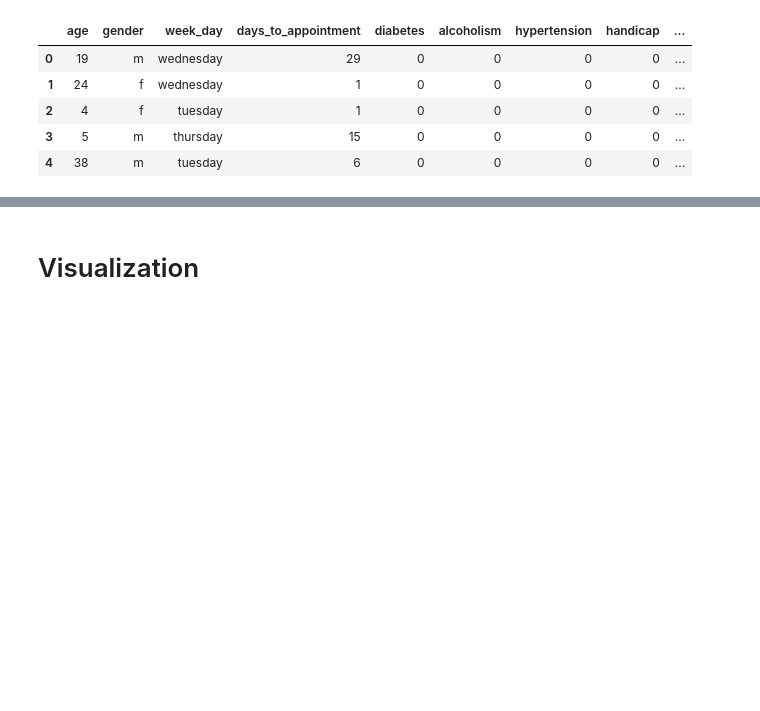
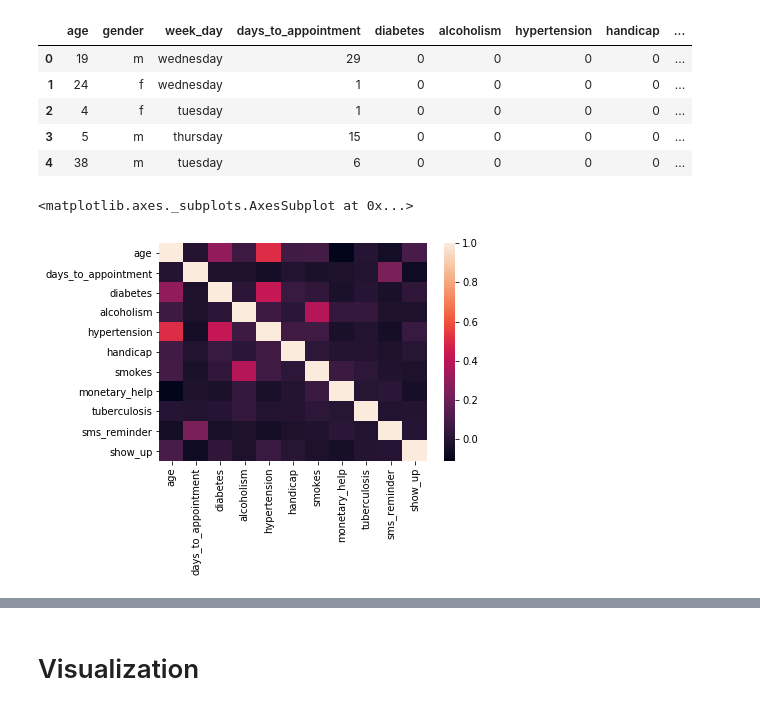
Before and after one commit to edvalente/mlnd-capstone-project, a Jupyter notebook: notebooks/capstone-scrapbook.ipynb, the cells around one changed output, grey strips where cells are left out. Saved outputs shown, nothing was run; the diff lists cells and outputs as text; code cells hidden in the pictures; blank space fills up the shorter version.

Commit message:
Adds visuals and plays with clustering

```diff
--- a/notebooks/capstone-scrapbook.ipynb
+++ b/notebooks/capstone-scrapbook.ipynb
@@ -58,3 +58,8 @@ vit.head()
 | 2 | 4 | f | tuesday | 1 | 0 | 0 | 0 | 0 | ... |
 | 3 | 5 | m | thursday | 15 | 0 | 0 | 0 | 0 | ... |
 | 4 | 38 | m | tuesday | 6 | 0 | 0 | 0 | 0 | ... |
+# %%
+sns.heatmap(vit.corr("pearson"), annot=False)
+# %% [output]
+<matplotlib.axes._subplots.AxesSubplot at 0x...>
+[figure, added]
```
Also changed, not shown: parts of 12 cells of this notebook, 1 other file.
